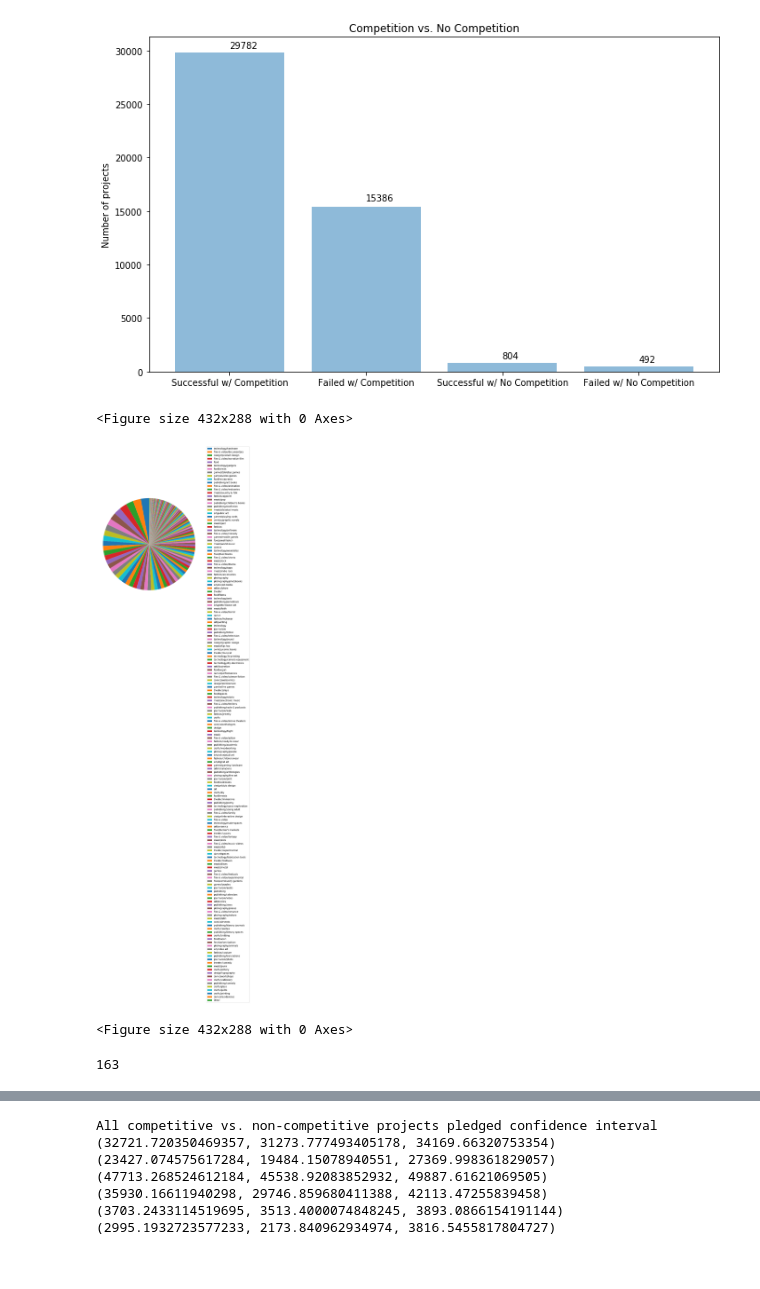
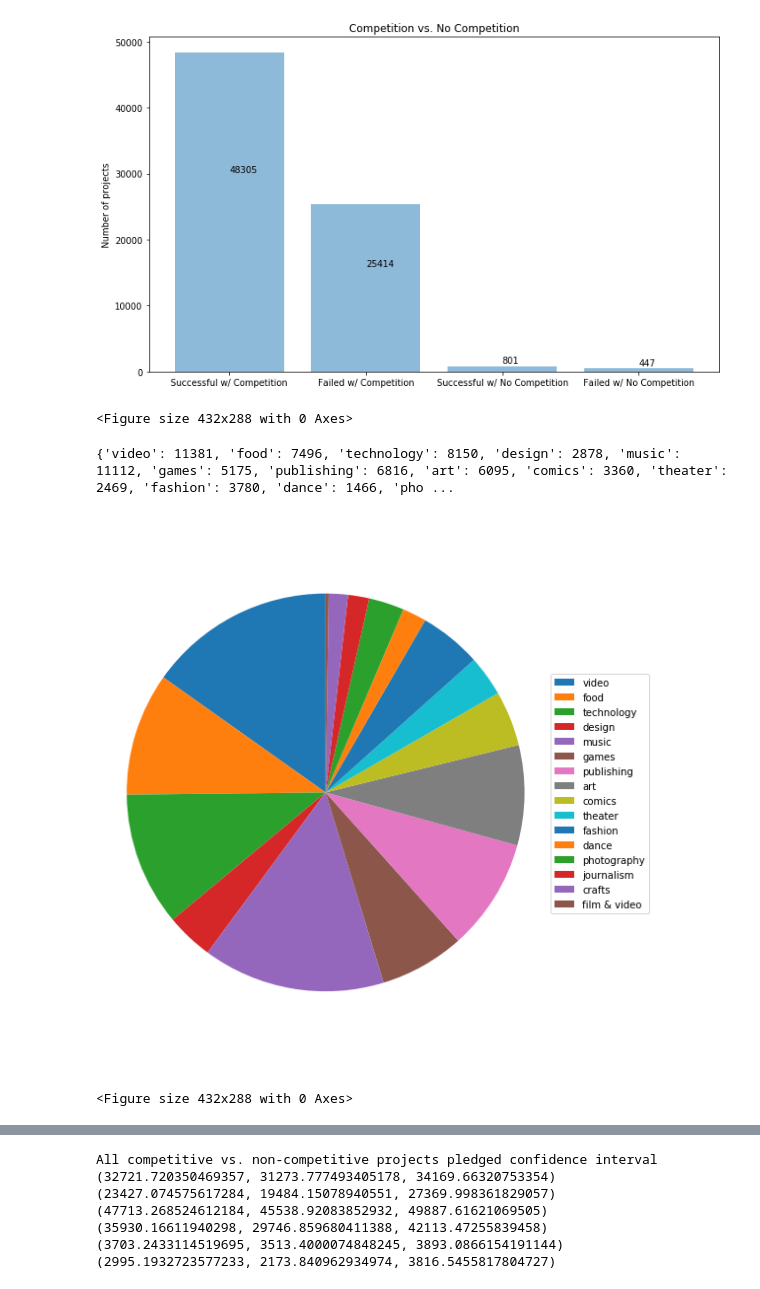
Before and after one commit to sarinaliu88/Cleaning-Kickstarter, a Jupyter notebook: clean_kickstarter_data_categories.ipynb, the cells around one changed output, grey strips where cells are left out. Cells and saved outputs as stored; diff of their text form; code cells hidden in the pictures.

```diff
--- a/clean_kickstarter_data_categories.ipynb
+++ b/clean_kickstarter_data_categories.ipynb
@@ -118,11 +126,11 @@ df1['deadline'] = pd.to_datetime(df1['deadline'],unit='s')
 
 # only keep US companies that were not cancelled
 df1 = df1.loc[(df1['country'] == 'US') & (df1['state'].isin(['successful','failed'])) &
-                  (df1['goal'] > 5000) & (df1['usd_pledged'] > 100)]
+                  (df1['goal'] > 2500) & (df1['usd_pledged'] > 25)]
 df1_success = df1.loc[(df1['country'] == 'US') & (df1['state'] == 'successful') &
-                      (df1['goal'] > 5000) & (df1['usd_pledged'] > 100)]
+                      (df1['goal'] > 2500) & (df1['usd_pledged'] > 25)]
 df1_fail = df1.loc[(df1['country'] == 'US') & (df1['state'] == 'failed') &
-                       (df1['goal'] > 5000)& (df1['usd_pledged'] > 100)]
+                       (df1['goal'] > 2500)& (df1['usd_pledged'] > 25)]
 
 df1.drop(['country'], inplace = True, axis = 1)
 df1_success.drop(['country'], inplace = True, axis = 1)
@@ -286,7 +395,7 @@ plt.show()
 path3 = "../Desktop/cleaned_kickstarter_plots/"
 plt.savefig(path3 + 'Competition_vs_No_Competition.png')
 # %% [output]
-[figure, old version]
+[figure, new version]
 <Figure size 432x288 with 0 Axes>
 # %%
 competition_category_success_rate = {}
@@ -381,34 +490,39 @@ with open(path2 + "/Number_Category.csv", "w") as f:
             lst2 = list(category_freq.keys())
             lst1.insert(0, str(lst2[i]))
             writer.writerow(lst1)
+# %%
+basic_categories = {}
+labels = list(category_num.keys())
+all_num = [ele[1] for ele in category_num.values()]
+
+for i in range(len(labels)):
+    if '/' in labels[i]:
+        temp = re.findall(r'\w+:?(?=/)',labels[i])[0]
+        if temp in basic_categories.keys():
+            basic_categories[temp] += all_num[i]
+        else:
+            basic_categories[temp] = all_num[i]
+    else:
+        if labels[i] in basic_categories.keys():
+            basic_categories[labels[i]] += all_num[i]
+        else:
+            basic_categories[labels[i]] = all_num[i]
+
+print(basic_categories)
+# %% [output]
+{'video': 11381, 'food': 7496, 'technology': 8150, 'design': 2878, 'music': 11112, 'games': 5175, 'publishing': 6816, 'art': 6095, 'comics': 3360, 'theater': 2469, 'fashion': 3780, 'dance': 1466, 'pho ...
 # %%
-labels = list(category_num.keys())
-all_num = [ele[1] for ele in category_num.values()]
-
-new_dict = {}
-other = 0
-for i in range(len(all_num)):
-    if all_num[i] > 9:
-        new_dict[labels[i]] = all_num[i]
-    else:
-        other += all_num[i]
-new_dict['Other'] = other
-
 fig = plt.figure(figsize=(8, 8))
-patches, texts = plt.pie(new_dict.values(), startangle=90)
-plt.legend(patches, new_dict.keys(), loc="upper right", bbox_to_anchor=(1.5, 1.5))
+patches, texts = plt.pie(basic_categories.values(), startangle=90)
+plt.legend(patches, basic_categories.keys(), loc="center right", bbox_to_anchor=(1.25, 0.5))
 plt.axis('equal')
 plt.tight_layout()
 plt.show()
 
 plt.savefig(path3 + 'Categories_number_of_projects.png')
 # %% [output]
-[figure, old version]
+[figure, new version]
 <Figure size 432x288 with 0 Axes>
-# %%
-print(len(new_dict))
-# %% [output]
-163
 # %%
 ### CALCULATION - PROPORTION PER CATEGORY
 
```
Also changed, not shown: parts of 33 cells of this notebook, 5 other files.
